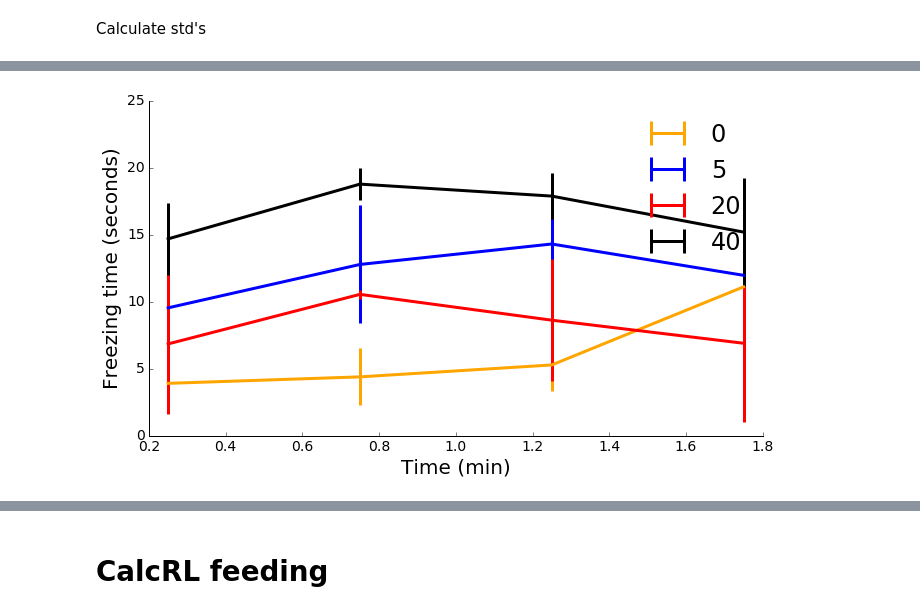
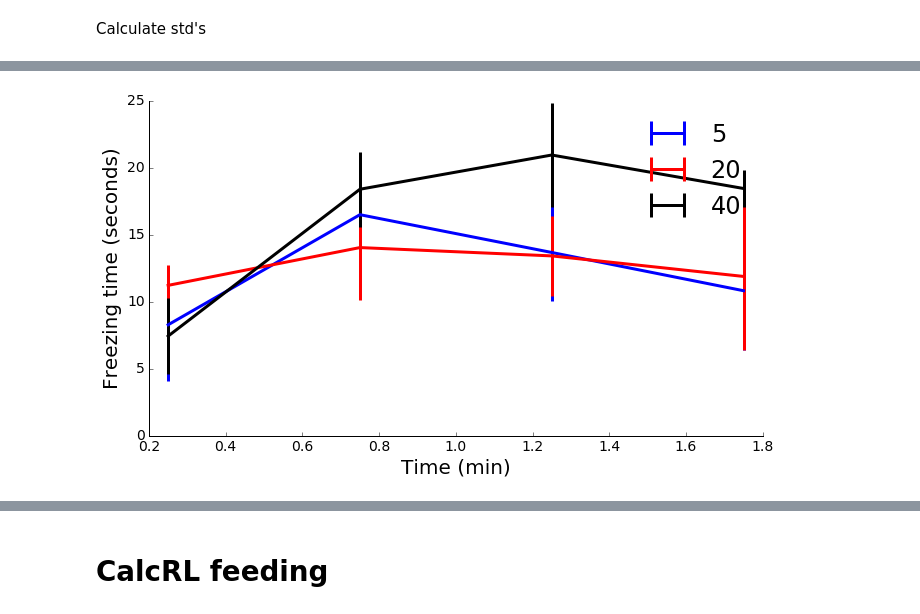
Before and after one commit to map222/MPNeuro, a Jupyter notebook: CalcRL Freezing behaviour.ipynb, the cells around one changed output, grey strips where cells are left out. Cells and saved outputs as stored; diff of their text form; code cells hidden in the pictures.

```diff
--- a/CalcRL Freezing behaviour.ipynb
+++ b/CalcRL Freezing behaviour.ipynb
@@ -17,10 +17,11 @@ mpl.rc('lines', linewidth=3)
 # %%
 col_names = ['a', 'b', 'time', 'freq', 'mouse_id', 'train_test', 'distance', 'immobile_dur', 'c']
 #freeze_df = pd.read_csv('CalcRL freezing.csv', sep = ';', encoding='utf-16', skiprows=4, header=None)
-freeze_df = pd.read_csv('2016-Feb CalcRL frequency dependent freezing2.csv', sep = ';', encoding='utf-16', skiprows=4, header=None)
+freeze_df = pd.read_csv('2016-Mar CalcRL frequency dependent freezing2.csv', sep = ';', encoding='utf-16', skiprows=4, header=None)
+#freeze_df = pd.read_csv('2016-Feb CalcRL frequency dependent freezing2.csv', sep = ';', encoding='utf-16', skiprows=4, header=None)
 freeze_df.columns = col_names
 freeze_df.drop(freeze_df.columns[-1], axis = 1, inplace=True)
-freeze_df.sort(columns = ['freq', 'train_test', 'mouse_id', 'time'], inplace=True)
+freeze_df.sort_values(by = ['freq', 'train_test', 'mouse_id', 'time'], inplace=True)
 freeze_df.head()
 # %% [output]
 |  | a | b | time | freq | mouse_id | train_test | distance | immobile_dur |
@@ -129,18 +128,18 @@ test_0Hz_mean.shape
 # %%
 fig, ax = plt.subplots(1, figsize=[11, 6])
 last_index =4
 time_indices = np.arange(last_index) / 2+0.25
-plt.errorbar(time_indices[:4], test_0Hz_mean[:4] / 2, test_0Hz_ste[:4] / 2, label = '0', color=color_dict[0], capsize = 0)
+#plt.errorbar(time_indices[:4], test_0Hz_mean[:4] / 2, test_0Hz_ste[:4] / 2, label = '0', color=color_dict[0], capsize = 0)
 plt.errorbar(time_indices, test_5Hz_mean[:last_index] / 2, test_5Hz_ste[:last_index] / 2, label = '5', color=color_dict[5], capsize = 0)
 plt.errorbar(time_indices, test_20Hz_mean[:last_index] / 2, test_20Hz_ste[:last_index] / 2, label = '20', color=color_dict[20], capsize = 0)
 plt.errorbar(time_indices, test_40Hz_mean[:last_index] / 2, test_40Hz_ste[:last_index] / 2, label = '40', color=color_dict[40], capsize = 0)
 plt.legend(frameon = False)
 plt.xlabel('Time (min)')
 plt.ylabel('Freezing time (seconds)')
 prettify_axes(plt.gca())
 fig.savefig('Testing timecourse.png')
 # %% [output]
-[figure, old version]
+[figure, new version]
 # %%
 fig, ax = plt.subplots(1, figsize = [8, 6])
 freeze_indices = np.array([0,  5, 20, 40])
```
Also changed, not shown: parts of 16 cells of this notebook, 9 other files.
